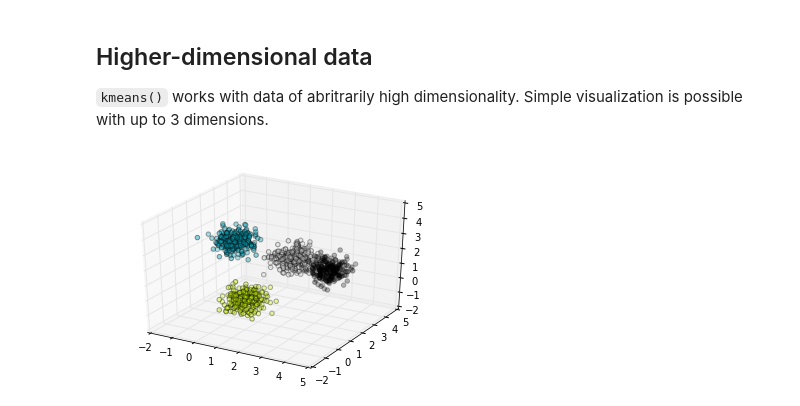
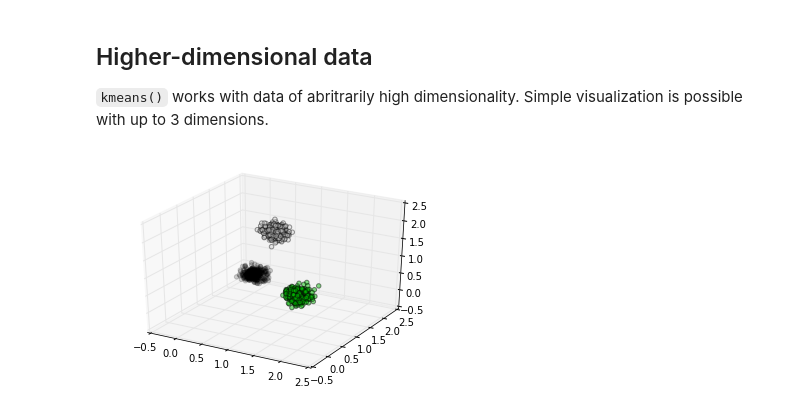
Before and after one commit to mikepqr/kmeans, a Jupyter notebook: kmeans.ipynb, the cells around one changed output. Cells and saved outputs as stored; diff of their text form; code cells hidden in the pictures.

```diff
--- a/kmeans.ipynb
+++ b/kmeans.ipynb
@@ -29,7 +28,10 @@ kmeans.plotkmeans(x, c, centroids)
 ## Higher-dimensional data
 
 `kmeans()` works with data of abritrarily high dimensionality. Simple visualization is possible with up to 3 dimensions.
-# %%
-kmeans.demo(ndim=3)
-# %% [output]
-[figure, removed]
+# %%
+reload(kmeans)
+x = kmeans.randomdata(K=3, sigma=0.1, ndim=3)
+centroids, c, lowestdistortion, centroidshistory = kmeans.kmeans(x, K=3)
+kmeans.plotkmeans(x, c, centroids)
+# %% [output]
+[figure, added]
```
Also changed, not shown: parts of 2 cells of this notebook.
